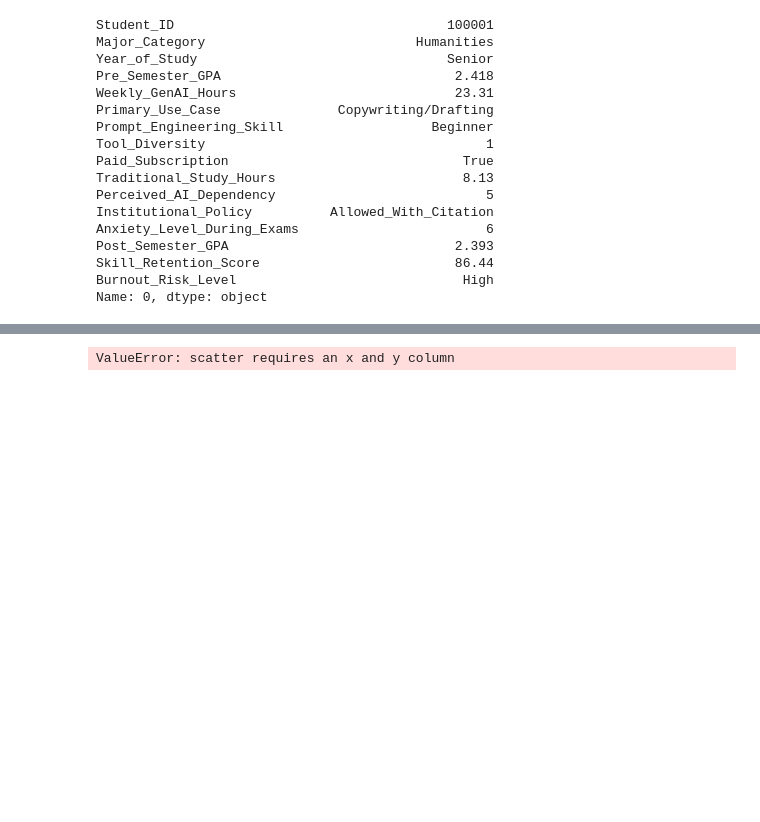
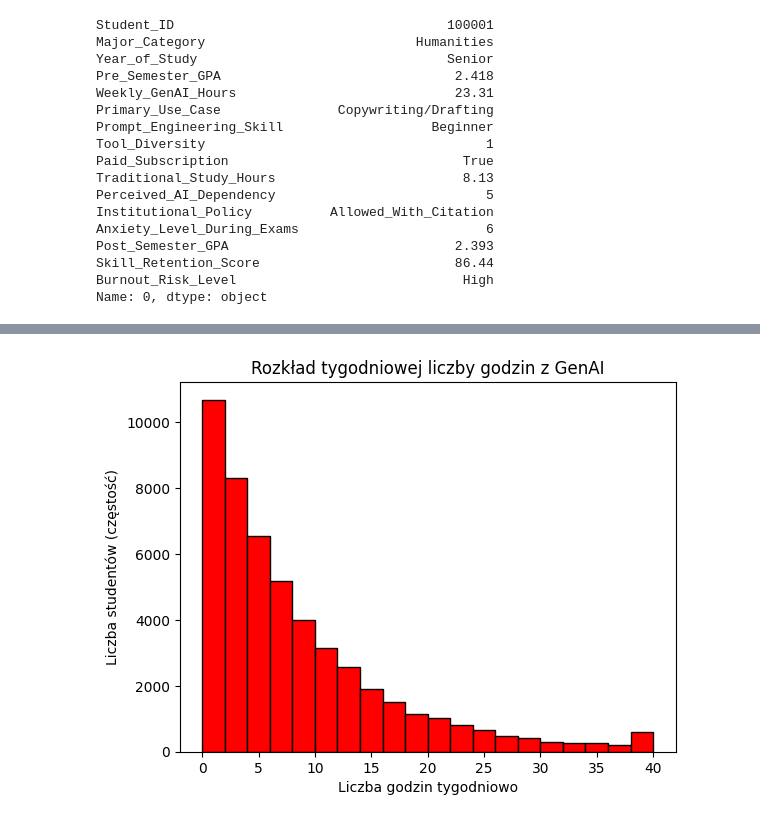
Before and after one commit to vdnfgg/PMN-26L_Projekt, a Jupyter notebook: analiza_danych.ipynb, the cells around one changed output, grey strips where cells are left out. Cells and saved outputs as stored; diff of their text form; code cells hidden in the pictures; blank space fills up the shorter version.

```diff
--- a/analiza_danych.ipynb
+++ b/analiza_danych.ipynb
@@ -101,9 +101,12 @@ df.describe()
 | max | 150000.000000 | 3.998000 | 40.000000 | 5.00000 | 35.860000 | ... |
 # %%
 # Ilustracja danych
+df["Weekly_GenAI_Hours"].plot(kind="hist", bins=20, color='red', edgecolor='black')
 
-df.plot(kind="scatter", x="Weekly_GenAI_Hours", y = df["Weekly_GenAI_Hours"].value_counts(), color='red')
+plt.title("Rozkład tygodniowej liczby godzin z GenAI")
+plt.xlabel("Liczba godzin tygodniowo")
+plt.ylabel("Liczba studentów (częstość)")
 
 plt.show()
 # %% [output]
-ValueError: scatter requires an x and y column
+[figure, added]
```
